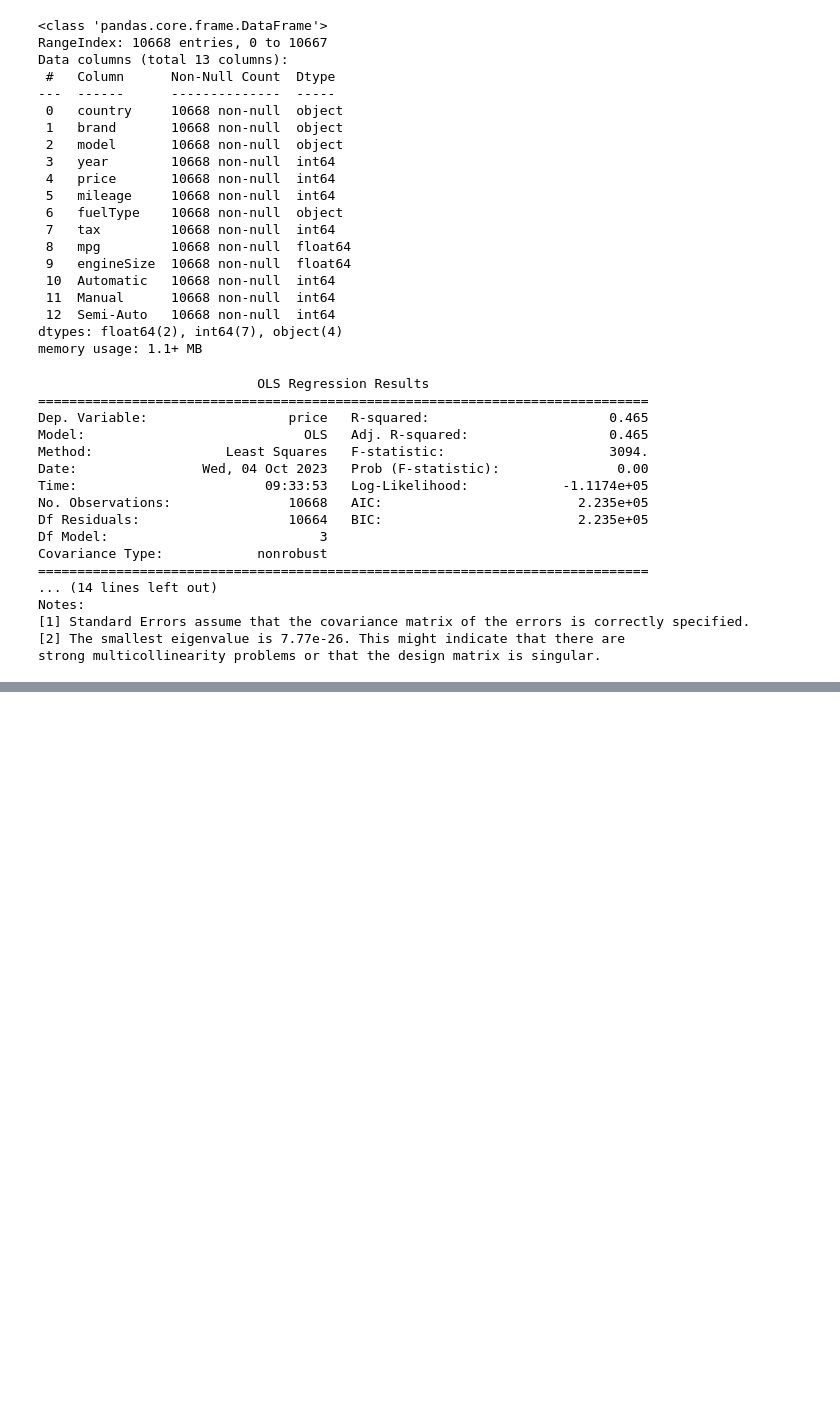
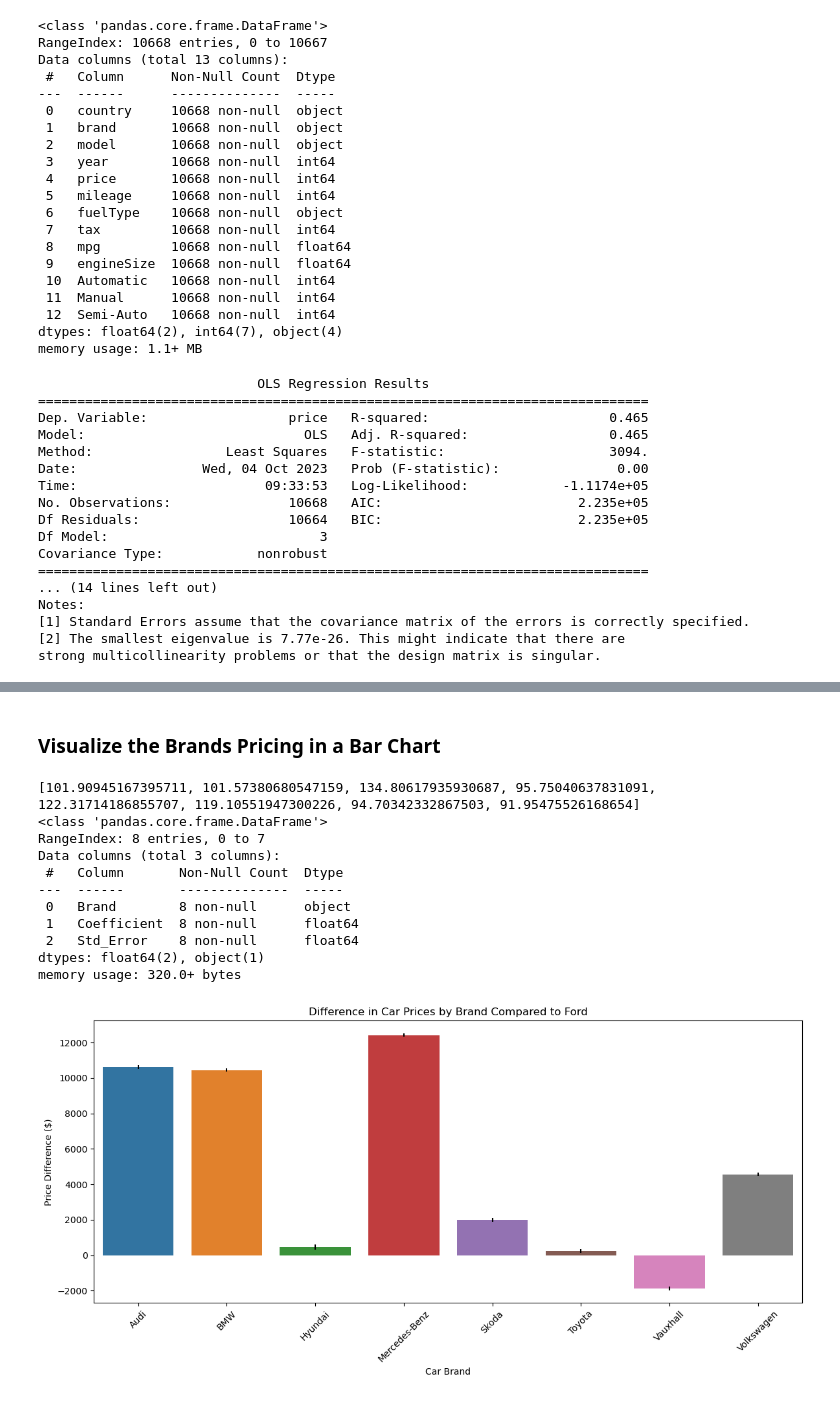
Before and after one commit to j-lepard/Understanding_Used_Car_Prices, a Jupyter notebook: 01.JAMIE.ipynb, the cells around one changed output, grey strips where cells are left out. Saved outputs shown, nothing was run; the diff lists cells and outputs as text; code cells hidden in the pictures; blank space fills up the shorter version.

```diff
--- a/01.JAMIE.ipynb
+++ b/01.JAMIE.ipynb
@@ -344,3 +406,6 @@ Notes:
 [1] Standard Errors assume that the covariance matrix of the errors is correctly specified.
 [2] The smallest eigenvalue is 7.77e-26. This might indicate that there are
 strong multicollinearity problems or that the design matrix is singular.
+# %%
+all_cars = pd.read_csv('./data/modified/combined_used_car_data.csv')
+all_cars.info()
@@ -346,0 +446,6 @@ strong multicollinearity problems or that the design matrix is singular.
+# %%
+all_df_dummies= pd.get_dummies(all_cars['brand'])
+all_df_dummies.info()
+
+all_df_dummies= pd.concat([all_cars, all_df_dummies], axis=1)
+all_df_dummies
@@ -346,0 +482,10 @@ strong multicollinearity problems or that the design matrix is singular.
+# %%
+import numpy as np
+import statsmodels.api as sm
+
+column_names_list= all_df_dummies.columns.tolist()
+predictors_from_dummies = column_names_list[-9:]
+
+# To compensate for the Dummy Variable Trap: drop 1 brand (select Ford)
+predictors_from_dummies.remove("Ford")
+print(predictors_from_dummies)
@@ -346,0 +591,41 @@ strong multicollinearity problems or that the design matrix is singular.
+# %% [markdown]
+### Visualize the Brands Pricing in a Bar Chart
+# %%
+import matplotlib.pyplot as plt
+import seaborn as sns
+
+# Coefficients and their standard errors
+brands =  predictors_from_dummies # Include all brands
+coefficients_y  = coefficients# previously created in the OLS model and .tolist. [const_value, audi_coef, bmw_coef, ...]
+errors = std_errors[-(len(std_errors)-1):]  # Standard errors for coefficients
+print(errors)
+
+# Convert to DataFrame
+df_plot = pd.DataFrame({'Brand': brands, 'Coefficient': coefficients_y, 'Std_Error': errors})
+df_plot.to_csv('./data/chart_data/Brand_price_bar_chart_data_with_errors.csv', index=False)
+df_plot.info()
+
+# Create the bar plot
+plt.figure(figsize=(12, 6))
+sns.barplot(x='Brand', y='Coefficient', data=df_plot, yerr=errors, capsize=10)
+
+plt.title("Difference in Car Prices by Brand Compared to Ford")
+plt.ylabel("Price Difference ($)")
+plt.xlabel("Car Brand")
+plt.xticks(rotation=45)
+plt.tight_layout()
+
+plt.show()
+# %% [output]
+[101.90945167395711, 101.57380680547159, 134.80617935930687, 95.75040637831091, 122.31714186855707, 119.10551947300226, 94.70342332867503, 91.95475526168654]
+<class 'pandas.core.frame.DataFrame'>
+RangeIndex: 8 entries, 0 to 7
+Data columns (total 3 columns):
+ #   Column       Non-Null Count  Dtype
+---  ------       --------------  -----
+ 0   Brand        8 non-null      object
+ 1   Coefficient  8 non-null      float64
+ 2   Std_Error    8 non-null      float64
+dtypes: float64(2), object(1)
+memory usage: 320.0+ bytes
+[figure, added]
```
Also changed, not shown: parts of 17 cells of this notebook.
